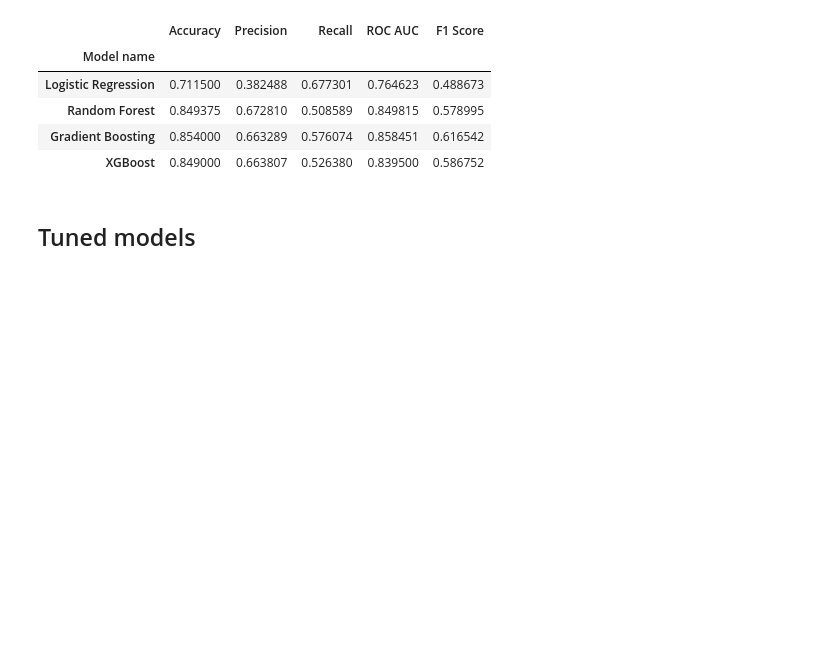
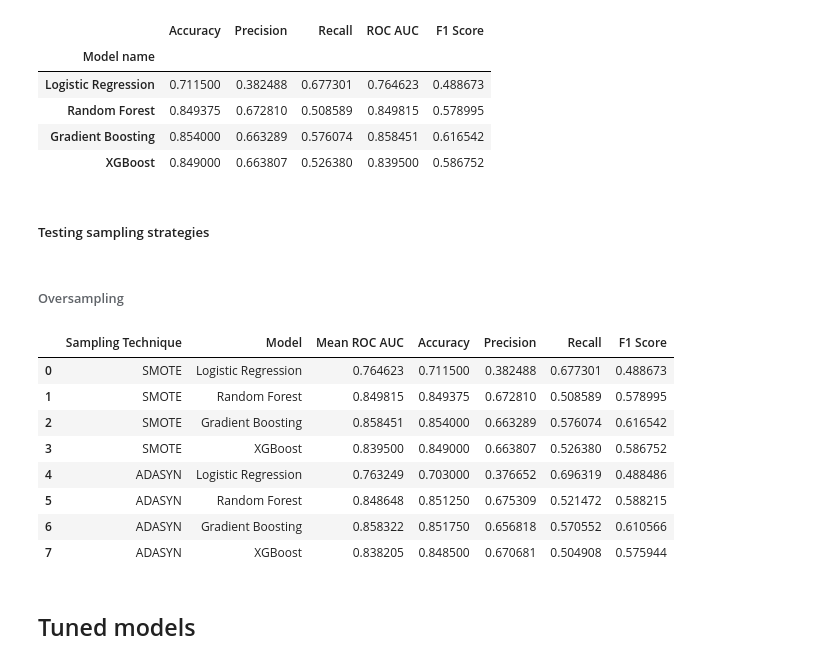
Before and after one commit to raydiwill/customers-churm-ml-app, a Jupyter notebook: notebook/best_model.ipynb, the cells around one changed output. Saved outputs shown, nothing was run; the diff lists cells and outputs as text; code cells hidden in the pictures; blank space fills up the shorter version.

Commit message:
Compared oversampling methods

```diff
--- a/notebook/best_model.ipynb
+++ b/notebook/best_model.ipynb
@@ -574,6 +576,65 @@ result_df_2
 | Random Forest | 0.849375 | 0.672810 | 0.508589 | 0.849815 | 0.578995 |
 | Gradient Boosting | 0.854000 | 0.663289 | 0.576074 | 0.858451 | 0.616542 |
 | XGBoost | 0.849000 | 0.663807 | 0.526380 | 0.839500 | 0.586752 |
+# %% [markdown]
+##### Testing sampling strategies
+# %% [markdown]
+###### Oversampling
+# %%
+# Define the sampling techniques
+over_samplings = {
+    'SMOTE': SMOTE(random_state=42),
+    'ADASYN': ADASYN(random_state=42),
+}
+
+# Define the models
+models = {
+    'Logistic Regression': LogisticRegression(random_state=42),
+    'Random Forest': RandomForestClassifier(random_state=42),
+    'Gradient Boosting': GradientBoostingClassifier(random_state=42),
+    'XGBoost': XGBClassifier()
+}
+
+# Create a DataFrame to store the results
+results_df_3 = pd.DataFrame(columns=['Sampling Technique', 'Model', 'Mean ROC AUC', 'Accuracy', 'Precision', 'Recall', 'F1 Score'])
+
+# For each sampling technique
+for sampling_name, sampling in over_samplings.items():
+    # For each model
+    for model_name, model in models.items():
+        # Create a pipeline with the sampling technique and the model
+        pipeline = imbPipeline(steps=[
+            ('preprocessor', preprocessor),
+            ('sampler', sampling),
+            ('model', model)
+        ])
+
+        # Evaluate the pipeline using cross-validation
+        cv_results = cross_validate(pipeline, X_train_1, y_train_1, cv=kfold, scoring=scoring)
+
+        # Add the results to the DataFrame
+        results_df_3 = pd.concat([results_df_3, pd.DataFrame({
+            'Sampling Technique': [sampling_name],
+            'Model': [model_name],
+            'Mean ROC AUC': [cv_results['test_roc_auc'].mean()],
+            'Accuracy': [cv_results['test_accuracy'].mean()],
+            'Precision': [cv_results['test_precision'].mean()],
+            'Recall': [cv_results['test_recall'].mean()],
+            'F1 Score': [cv_results['test_f1'].mean()]
+        })], ignore_index=True)
+
+# Display the results
+results_df_3
+# %% [output]
+|  | Sampling Technique | Model | Mean ROC AUC | Accuracy | Precision | Recall | F1 Score |
+| 0 | SMOTE | Logistic Regression | 0.764623 | 0.711500 | 0.382488 | 0.677301 | 0.488673 |
+| 1 | SMOTE | Random Forest | 0.849815 | 0.849375 | 0.672810 | 0.508589 | 0.578995 |
+| 2 | SMOTE | Gradient Boosting | 0.858451 | 0.854000 | 0.663289 | 0.576074 | 0.616542 |
+| 3 | SMOTE | XGBoost | 0.839500 | 0.849000 | 0.663807 | 0.526380 | 0.586752 |
+| 4 | ADASYN | Logistic Regression | 0.763249 | 0.703000 | 0.376652 | 0.696319 | 0.488486 |
+| 5 | ADASYN | Random Forest | 0.848648 | 0.851250 | 0.675309 | 0.521472 | 0.588215 |
+| 6 | ADASYN | Gradient Boosting | 0.858322 | 0.851750 | 0.656818 | 0.570552 | 0.610566 |
+| 7 | ADASYN | XGBoost | 0.838205 | 0.848500 | 0.670681 | 0.504908 | 0.575944 |
 # %% [markdown]
 ## Tuned models
 # %% [markdown]
```
Also changed, not shown: parts of 3 cells of this notebook.
